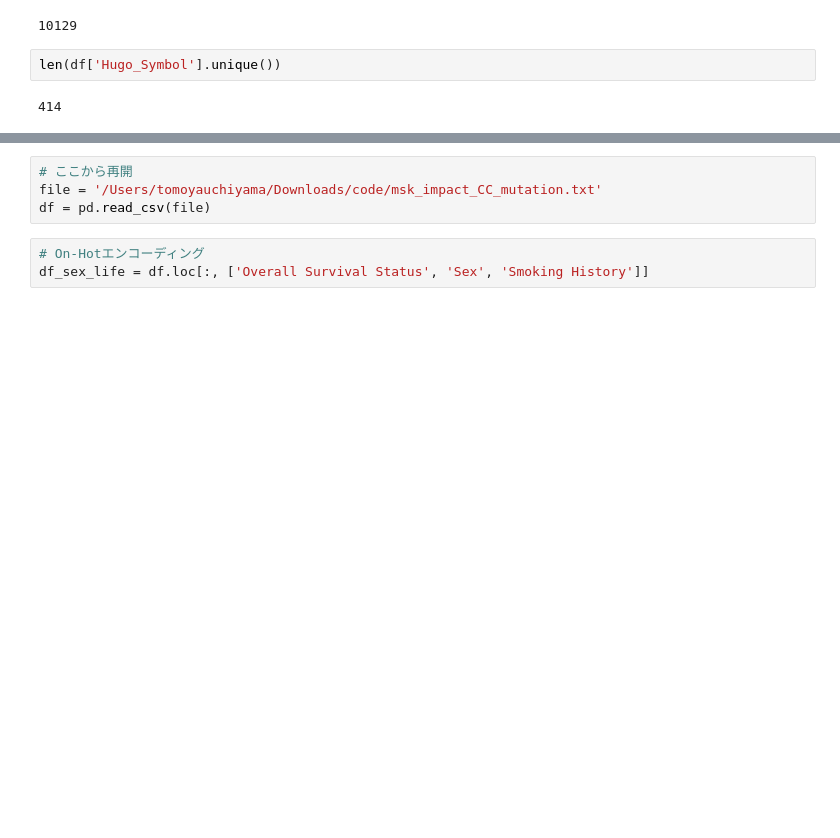
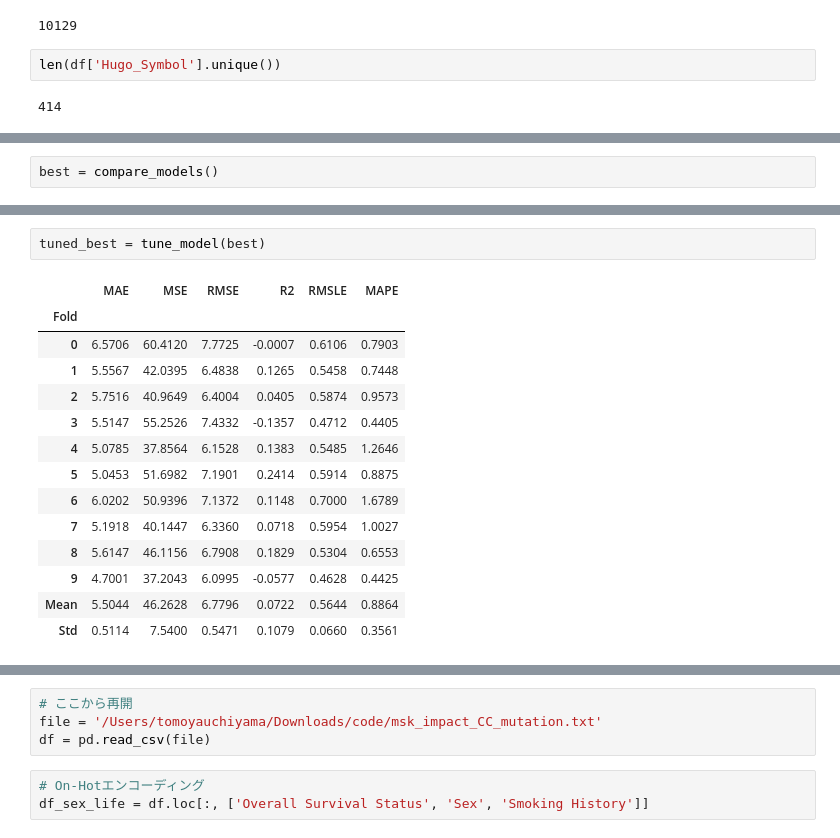
Before and after one commit to touchiyama/code, a Jupyter notebook: pycaret.ipynb, the cells around one changed output, grey strips where cells are left out. Saved outputs shown, nothing was run; the diff lists cells and outputs as text; blank space fills up the shorter version.

```diff
--- a/pycaret.ipynb
+++ b/pycaret.ipynb
@@ -141,0 +140,2 @@ df_merge.to_csv(file, index=False)
+# %%
+best = compare_models()
@@ -141,0 +160,17 @@ df_merge.to_csv(file, index=False)
+# %%
+tuned_best = tune_model(best)
+# %% [output]
+|  | MAE | MSE | RMSE | R2 | RMSLE | MAPE |
+| Fold |  |  |  |  |  |  |
+| 0 | 6.5706 | 60.4120 | 7.7725 | -0.0007 | 0.6106 | 0.7903 |
+| 1 | 5.5567 | 42.0395 | 6.4838 | 0.1265 | 0.5458 | 0.7448 |
+| 2 | 5.7516 | 40.9649 | 6.4004 | 0.0405 | 0.5874 | 0.9573 |
+| 3 | 5.5147 | 55.2526 | 7.4332 | -0.1357 | 0.4712 | 0.4405 |
+| 4 | 5.0785 | 37.8564 | 6.1528 | 0.1383 | 0.5485 | 1.2646 |
+| 5 | 5.0453 | 51.6982 | 7.1901 | 0.2414 | 0.5914 | 0.8875 |
+| 6 | 6.0202 | 50.9396 | 7.1372 | 0.1148 | 0.7000 | 1.6789 |
+| 7 | 5.1918 | 40.1447 | 6.3360 | 0.0718 | 0.5954 | 1.0027 |
+| 8 | 5.6147 | 46.1156 | 6.7908 | 0.1829 | 0.5304 | 0.6553 |
+| 9 | 4.7001 | 37.2043 | 6.0995 | -0.0577 | 0.4628 | 0.4425 |
+| Mean | 5.5044 | 46.2628 | 6.7796 | 0.0722 | 0.5644 | 0.8864 |
+| Std | 0.5114 | 7.5400 | 0.5471 | 0.1079 | 0.0660 | 0.3561 |
```
Also changed, not shown: parts of 33 cells of this notebook, 2 other files.
